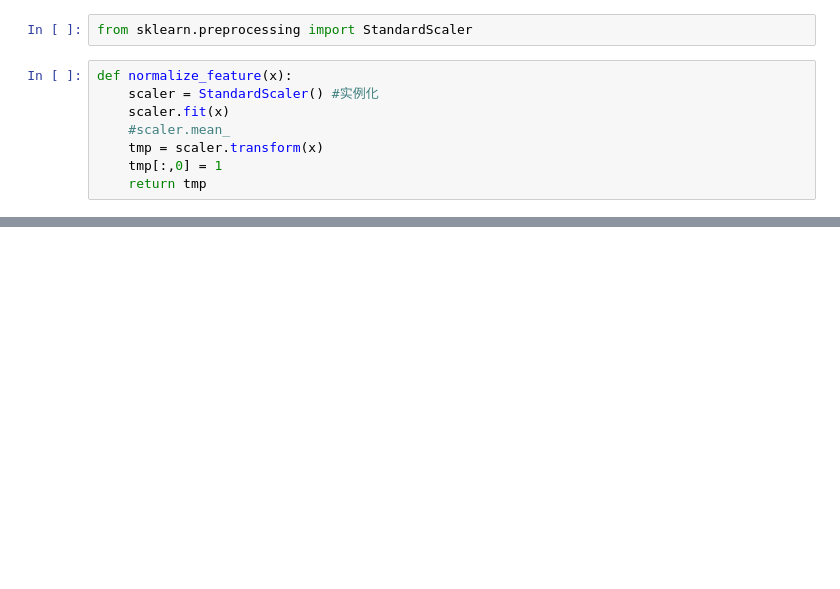
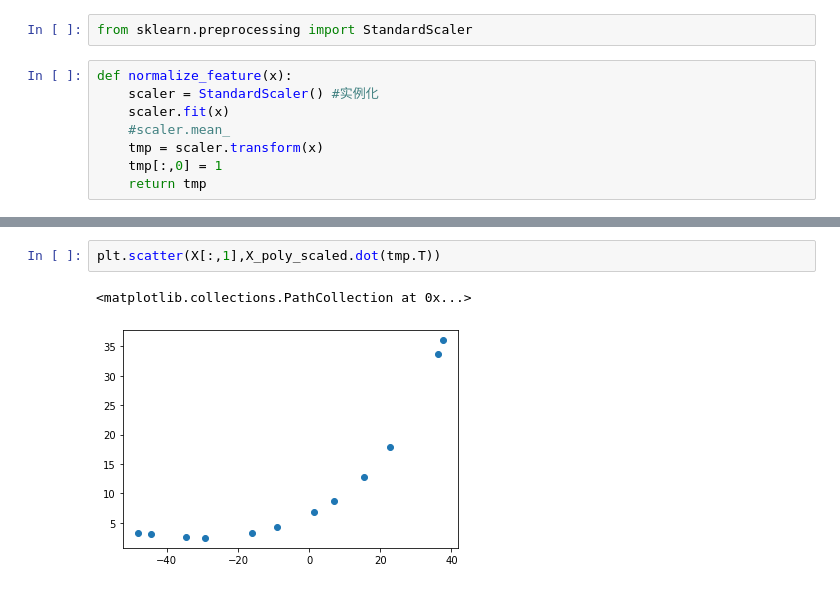
Before and after one commit to pokodev/AndrewNG-ML-Exercises, a Jupyter notebook: ex5/ex5.ipynb, the cells around one changed output, grey strips where cells are left out. Drawn from its saved outputs; the diff is of its cells as text; blank space fills up the shorter version.

```diff
--- a/ex5/ex5.ipynb
+++ b/ex5/ex5.ipynb
@@ -251,0 +234,5 @@ get_Jcost(X_poly_scaled,y,Xval_poly_scaled,yval)
+# %%
+plt.scatter(X[:,1],X_poly_scaled.dot(tmp.T))
+# %% [output]
+<matplotlib.collections.PathCollection at 0x...>
+[figure, added]
```
Also changed, not shown: parts of 16 cells of this notebook.
